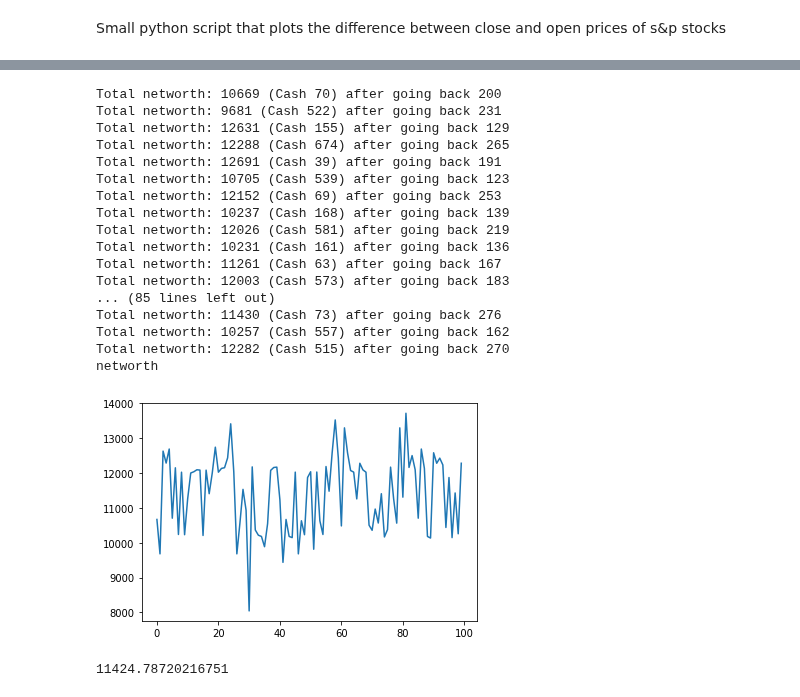
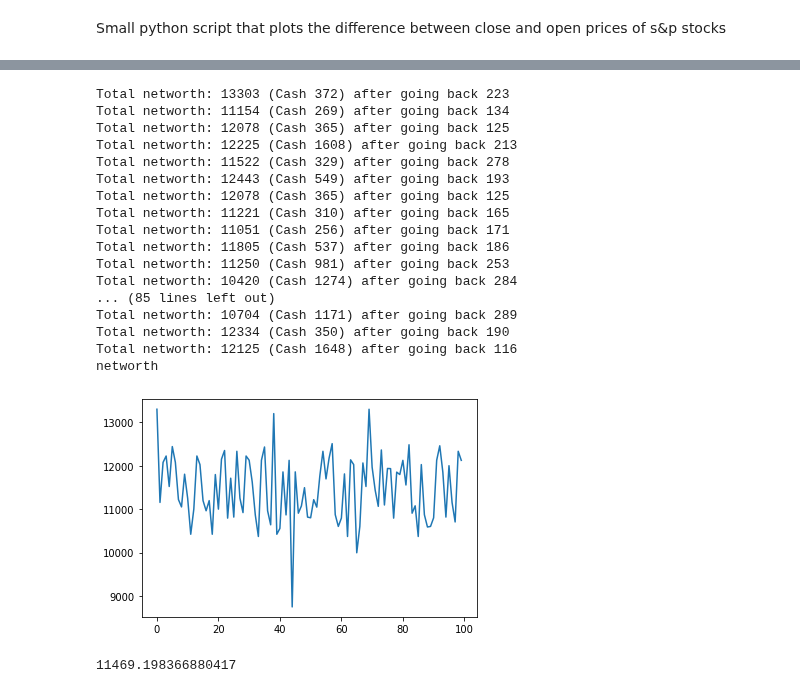
Before and after one commit to MuralidharB/tft-stocks, a Jupyter notebook: close_open.ipynb, the cells around one changed output, grey strips where cells are left out. Drawn from its saved outputs; the diff is of its cells as text; code cells hidden in the pictures.

Commit message:
ran the final model with 100 iterations

```diff
--- a/close_open.ipynb
+++ b/close_open.ipynb
@@ -131,14 +159,6 @@ fig.show()
 # %%
 # Determine what stocks are in buy zone and what stocks are in sell zone
-
-
 # Start date of the investing
-std = pd.DataFrame.from_dict(std)
-std.columns = ['std',]
-
-# Start date of the investing
-mean = pd.DataFrame.from_dict(mean)
-mean.columns = ['mean',]
 
 def getsellbuy(index, portfolio):
   latest = {}
@@ -149,21 +169,25 @@ def getsellbuy(index, portfolio):
   pd.DataFrame.from_dict(latest)
   latest_diff = pd.DataFrame.from_dict(latest)
   latest_diff.columns = ['diff',]
-  latest_diff = latest_diff.iloc[::-1]
+  #latest_diff = latest_diff.iloc[::-1]
 
   latest_diff['std'] = std['std']
+
+  # Find stocks that are in buy range
   latest_diff['buy'] = np.where(((mean['mean'] > 0) & (latest_diff['diff'] < 0) & (latest_diff['diff'] < -buy_trigger * std['std'])), True, False)
+
+  # Find stocks that are in sell range
   latest_diff['sell'] = False #np.where((latest_diff['diff'] >= std['std']), True, False)
-
   for s in stocks:
     if s in portfolio:
       t = index - portfolio[s]['date']
       avg = sum(portfolio[s]['costs'])/len(portfolio[s]['costs'])
       if avg + sell_trigger * std['std'][s+"_Diff"] <= stocks_ts.loc[index, s+"_Close"]:
+        # If the avg cost of the security has grown more than std
         #print(s, avg, portfolio[s]['costs'], std['std'][s+"_Diff"], stocks_ts.loc[index, s+"_Close"])
         latest_diff.at[s+"_Diff", 'sell'] = True
-      # cut the losses after waiting for 10 days
       elif t.days > security_age:
+        # if the security has aged for certain days, cut the losses
         latest_diff.at[s+"_Diff", 'sell'] = True
 
   # Print which stocks are buy and which are sell
@@ -179,10 +203,6 @@ def getsellbuy(index, portfolio):
 # and sell all stocks in the sell zone
 
 # We will start back testing from year back. We can always change the starting point and tune the model.
-
-original_balance = 10000
-current_account = original_balance
-portfolio = {}
 
 def calculate_networth(backtest_start_date):
   networth = current_account
@@ -203,22 +223,32 @@ def do_one_backtesting(tradingdays_togoback):
   price_movement = []
   for backtest_start_date in stocks_ts.index[idx:]:
       sell, buy = getsellbuy(backtest_start_date, portfolio)
+
+      # process the stocks that are marked sell
       for st in sell.iterrows():
         stock = st[0].split('_')[0]
         if stock in portfolio:
           current_account += portfolio[stock]['shares'] * stocks_ts.loc[backtest_start_date][stock+"_Close"]
           portfolio.pop(stock)
+
+      # buy stocks that are marked by. We are buying max_stocks_to_buy number of stocks
+      # TODO: The number of stocks to be must be adaptive. Will come up with some
+      # algorithm based on:
+      # 1. Market capitalization
+      # 2. volatility
+      # and other criteria
+      # The goal is to put the money to work
       for st in buy.iterrows():
         stock = st[0].split('_')[0]
         if current_account > max_stocks_to_buy * stocks_ts.loc[backtest_start_date][stock+"_Close"]:
           current_account -= max_stocks_to_buy * stocks_ts.loc[backtest_start_date][stock+"_Close"]
           if not stock in portfolio:
+              assert portfolio.get(stock, None) == None
               portfolio[stock] = {'shares': 0, 'costs':[], 'date': backtest_start_date}
           portfolio[stock]['shares'] += max_stocks_to_buy
           for i in range(portfolio[stock]['shares']):
             portfolio[stock]['costs'].append(stocks_ts.loc[backtest_start_date][stock+"_Close"])
-            portfolio[stock]['costs'].append(stocks_ts.loc[backtest_start_date][stock+"_Close"])
-            portfolio[stock]['costs'].append(stocks_ts.loc[backtest_start_date][stock+"_Close"])
+
       # lock in the gains after 10% increase of networth
       nw = calculate_networth(backtest_start_date)
       price_movement.append(nw)
@@ -241,7 +271,7 @@ security_age = 15  # number of days to hold the security before we cut the losse
 lockin_gains_factor = 1000 # times the orignal amount to grow before we lockin the gains.
 
 nws = []
-for i in range(50):
+for i in range(backtest_iterations):
   original_balance = 10000
   current_account = original_balance
   portfolio = {}
@@ -287,7 +317,7 @@ security_age = 15  # number of days to hold the security before we cut the losse
 lockin_gains_factor = 1.1 # times the orignal amount to grow before we lockin the gains.
 
 nws = []
-for i in range(50):
+for i in range(backtest_iterations):
   tradingdays_togoback = random.randint(100, 300)
   networth, current, pm = do_one_backtesting(tradingdays_togoback)
   print("Total networth: %d (Cash %d) after going back %d" % (networth, current_account, tradingdays_togoback))
@@ -334,46 +353,46 @@ networth
 # %%
 import random
 
 ## Hyper parameters
 buy_trigger = 2    # times standard deviation
 sell_trigger = 1   # times the avg cost of the security to grow before we sell
 security_age = 1000  # number of days to hold the security before we cut the losses
 lockin_gains_factor = 1.1 # times the orignal amount to grow before we lockin the gains.
 
 nws = []
-for i in range(100):
+for i in range(backtest_iterations):
   tradingdays_togoback = random.randint(100, 300)
   networth, current, pm = do_one_backtesting(tradingdays_togoback)
   print("Total networth: %d (Cash %d) after going back %d" % (networth, current_account, tradingdays_togoback))
   #print(portfolio)
   nws.append(networth)
   #plt.plot(pm)
   #plt.show()
 
 print("networth")
 plt.plot(nws)
 plt.show()
 print(sum(nws)/len(nws))
 # %% [output]
-Total networth: 10669 (Cash 70) after going back 200
-Total networth: 9681 (Cash 522) after going back 231
-Total networth: 12631 (Cash 155) after going back 129
-Total networth: 12288 (Cash 674) after going back 265
-Total networth: 12691 (Cash 39) after going back 191
-Total networth: 10705 (Cash 539) after going back 123
-Total networth: 12152 (Cash 69) after going back 253
-Total networth: 10237 (Cash 168) after going back 139
-Total networth: 12026 (Cash 581) after going back 219
-Total networth: 10231 (Cash 161) after going back 136
-Total networth: 11261 (Cash 63) after going back 167
-Total networth: 12003 (Cash 573) after going back 183
+Total networth: 13303 (Cash 372) after going back 223
+Total networth: 11154 (Cash 269) after going back 134
+Total networth: 12078 (Cash 365) after going back 125
+Total networth: 12225 (Cash 1608) after going back 213
+Total networth: 11522 (Cash 329) after going back 278
+Total networth: 12443 (Cash 549) after going back 193
+Total networth: 12078 (Cash 365) after going back 125
+Total networth: 11221 (Cash 310) after going back 165
+Total networth: 11051 (Cash 256) after going back 171
+Total networth: 11805 (Cash 537) after going back 186
+Total networth: 11250 (Cash 981) after going back 253
+Total networth: 10420 (Cash 1274) after going back 284
 ... (85 lines left out)
-Total networth: 11430 (Cash 73) after going back 276
-Total networth: 10257 (Cash 557) after going back 162
-Total networth: 12282 (Cash 515) after going back 270
+Total networth: 10704 (Cash 1171) after going back 289
+Total networth: 12334 (Cash 350) after going back 190
+Total networth: 12125 (Cash 1648) after going back 116
 networth
-[figure, old version]
+[figure, new version]
-11424.78720216751
+11469.198366880417
 # %%
 import random
 
```
Also changed, not shown: parts of 7 cells of this notebook.
